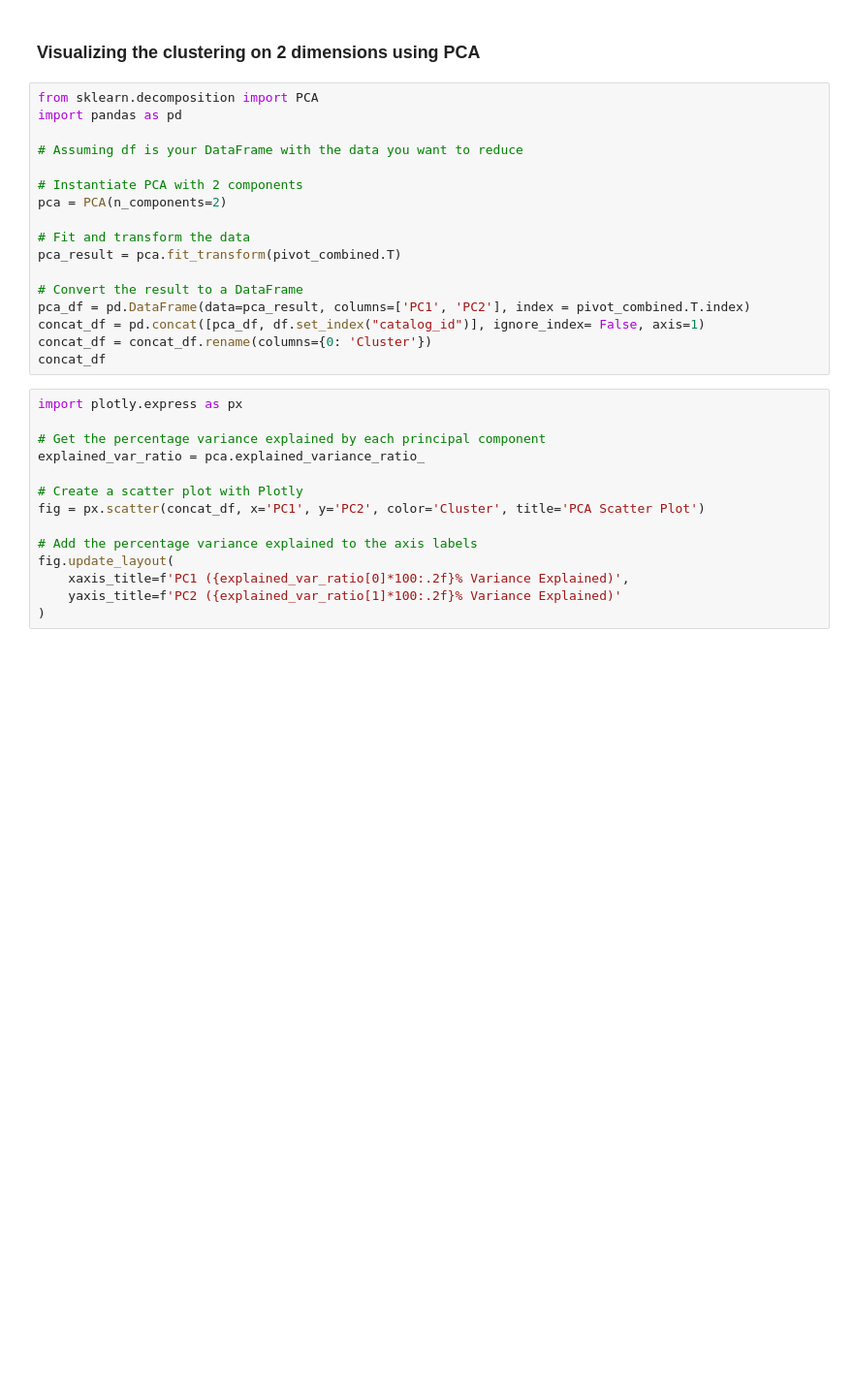
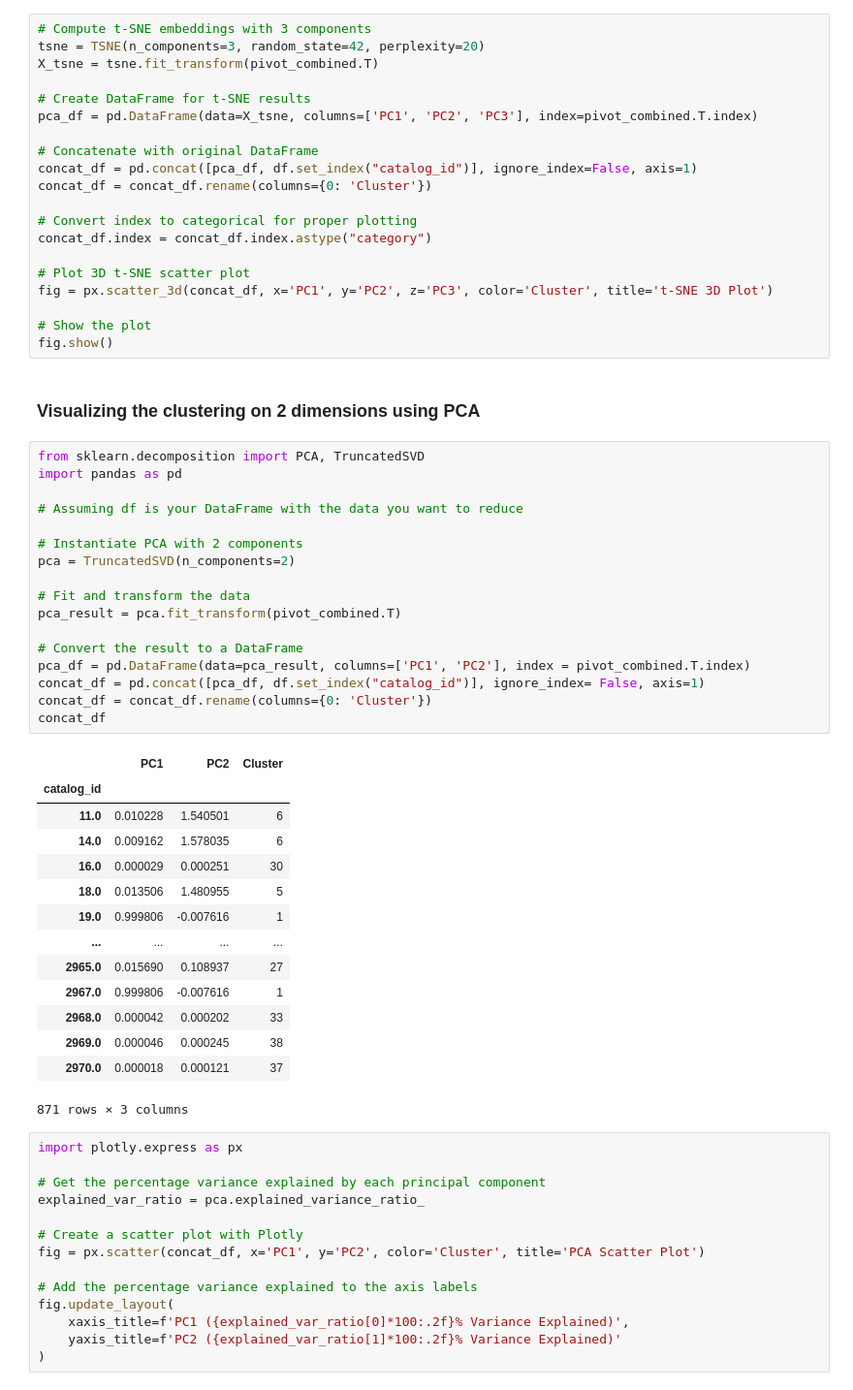
Before and after one commit to lmao420blazeit/vinted-streamlit-container, a Jupyter notebook: notebooks/catalog_clustering.ipynb, the cells around one changed output. Shown at 97% size. Saved outputs shown, nothing was run; the diff lists cells and outputs as text; blank space fills up the shorter version.

```diff
--- a/notebooks/catalog_clustering.ipynb
+++ b/notebooks/catalog_clustering.ipynb
@@ -300,22 +358,57 @@ for catalog in grouped_data["catalog_id"]:
+# %%
+# Compute t-SNE embeddings with 3 components
+tsne = TSNE(n_components=3, random_state=42, perplexity=20)
+X_tsne = tsne.fit_transform(pivot_combined.T)
+
+# Create DataFrame for t-SNE results
+pca_df = pd.DataFrame(data=X_tsne, columns=['PC1', 'PC2', 'PC3'], index=pivot_combined.T.index)
+
+# Concatenate with original DataFrame
+concat_df = pd.concat([pca_df, df.set_index("catalog_id")], ignore_index=False, axis=1)
+concat_df = concat_df.rename(columns={0: 'Cluster'})
+
+# Convert index to categorical for proper plotting
+concat_df.index = concat_df.index.astype("category")
+
+# Plot 3D t-SNE scatter plot
+fig = px.scatter_3d(concat_df, x='PC1', y='PC2', z='PC3', color='Cluster', title='t-SNE 3D Plot')
+
+# Show the plot
+fig.show()
 # %% [markdown]
 ### Visualizing the clustering on 2 dimensions using PCA
 # %%
-from sklearn.decomposition import PCA
+from sklearn.decomposition import PCA, TruncatedSVD
 import pandas as pd
 
 # Assuming df is your DataFrame with the data you want to reduce
 
 # Instantiate PCA with 2 components
-pca = PCA(n_components=2)
+pca = TruncatedSVD(n_components=2)
 
 # Fit and transform the data
 pca_result = pca.fit_transform(pivot_combined.T)
 
 # Convert the result to a DataFrame
 pca_df = pd.DataFrame(data=pca_result, columns=['PC1', 'PC2'], index = pivot_combined.T.index)
 concat_df = pd.concat([pca_df, df.set_index("catalog_id")], ignore_index= False, axis=1)
 concat_df = concat_df.rename(columns={0: 'Cluster'})
 concat_df
+# %% [output]
+|  | PC1 | PC2 | Cluster |
+| catalog_id |  |  |  |
+| 11.0 | 0.010228 | 1.540501 | 6 |
+| 14.0 | 0.009162 | 1.578035 | 6 |
+| 16.0 | 0.000029 | 0.000251 | 30 |
+| 18.0 | 0.013506 | 1.480955 | 5 |
+| 19.0 | 0.999806 | -0.007616 | 1 |
+| ... | ... | ... | ... |
+| 2965.0 | 0.015690 | 0.108937 | 27 |
+| 2967.0 | 0.999806 | -0.007616 | 1 |
+| 2968.0 | 0.000042 | 0.000202 | 33 |
+| 2969.0 | 0.000046 | 0.000245 | 38 |
+| 2970.0 | 0.000018 | 0.000121 | 37 |
+871 rows × 3 columns
 # %%
 import plotly.express as px
 
```
Also changed, not shown: parts of 12 cells of this notebook, 2 other files.
